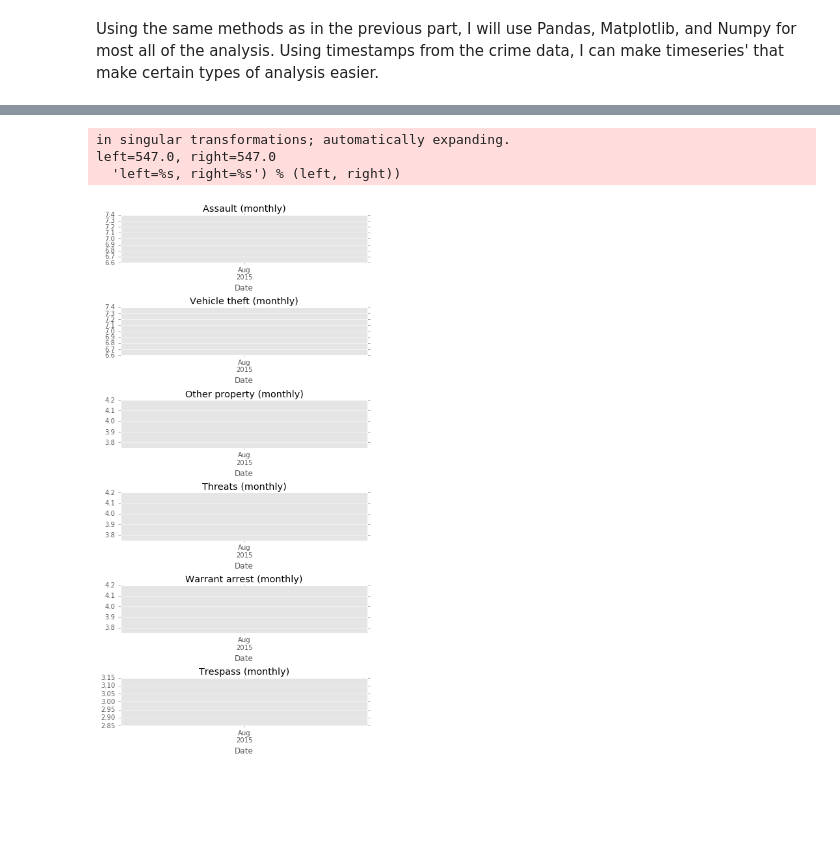
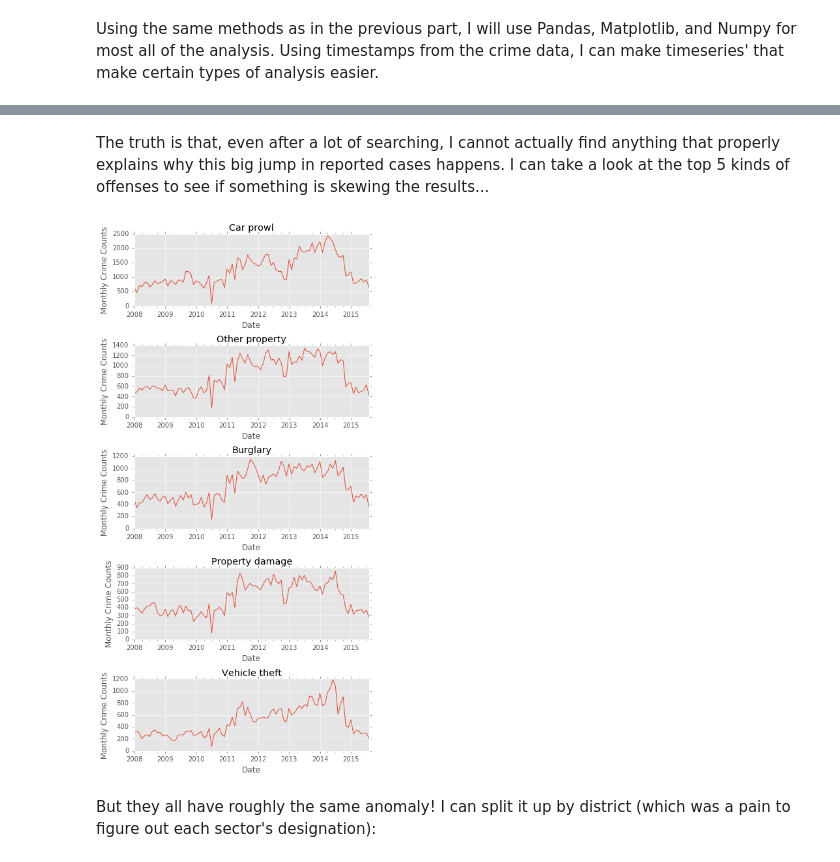
Before and after one commit to RaySSharma/crime-activity-seattle, a Jupyter notebook: CrimeActivitySeattle.ipynb, the cells around one changed output, grey strips where cells are left out. Saved outputs shown, nothing was run; the diff lists cells and outputs as text; code cells hidden in the pictures; blank space fills up the shorter version.

```diff
--- a/CrimeActivitySeattle.ipynb
+++ b/CrimeActivitySeattle.ipynb
@@ -26,6 +26,6 @@ import numpy as np
 import pandas as pd
 plt.style.use('ggplot')
 
-crimes = pd.read_csv('../crimes2.csv', index_col='Date Reported', parse_dates=True)
-violations = pd.read_csv('finalviolations.csv', sep=',', index_col=0, parse_dates=True)
+crimes = pd.read_csv('crimes.csv', index_col='Date Reported', parse_dates=True)
+violation_counts = pd.read_csv('finalviolations.csv', sep=',', index_col=0, parse_dates=True)
 # %% [markdown]
@@ -112,0 +77,3 @@ Now, the two main things I want to do with this data are: 1) Figure out how crim
+# %%
+severeoffense = np.array(['Assault', 'Threats', 'Narcotics', 'Weapon', 'Burglary', 'Homicide', 'Robbery', 'Car prowl', 'Pornography`'])
+crimes['Severe'] = np.in1d(crimes['Summarized Offense Description'].str.capitalize(), severeoffense)
@@ -169,19 +159,21 @@ dtype: float64
+# %% [markdown]
+The truth is that, even after a lot of searching, I cannot actually find anything that properly explains why this big jump in reported cases happens. I can take a look at the top 5 kinds of offenses to see if something is skewing the results...
 # %%
-fig, axes = plt.subplots(nrows=6, ncols=1, figsize=(6,12))
+fig, axes = plt.subplots(nrows=5, ncols=1, figsize=(6,12))
 
 descriptions = crimes['Summarized Offense Description'].str.capitalize()
-offenses = [descriptions.value_counts().index[i] for i in range(6)]
+offenses = [descriptions.value_counts().index[i] for i in range(5)]
 
-for i in range(6):
+for i in range(5):
     descriptions[descriptions == offenses[i]].index.value_counts().resample('M', how='sum').plot(ax=axes[i])
-    axes[i].set_title(str(offenses[i]) + ' (monthly)')
+    axes[i].set_title(str(offenses[i]))
     axes[i].set_xlabel('Date')
+    axes[i].set_ylabel('Monthly Crime Counts')
 fig.tight_layout()
 # %% [output]
-in singular transformations; automatically expanding.
-left=547.0, right=547.0
-  'left=%s, right=%s') % (left, right))
-[figure, old version]
+[figure, new version]
+# %% [markdown]
+But they all have roughly the same anomaly! I can split it up by district (which was a pain to figure out each sector's designation):
 # %%
 dist = crimes['District/Sector']
 distN = crimes[(dist == 'B') | (dist == 'N') | (dist == 'L') | (dist == 'J') | (dist == 'U')]
```
Also changed, not shown: parts of 62 cells of this notebook, 1 other file.
